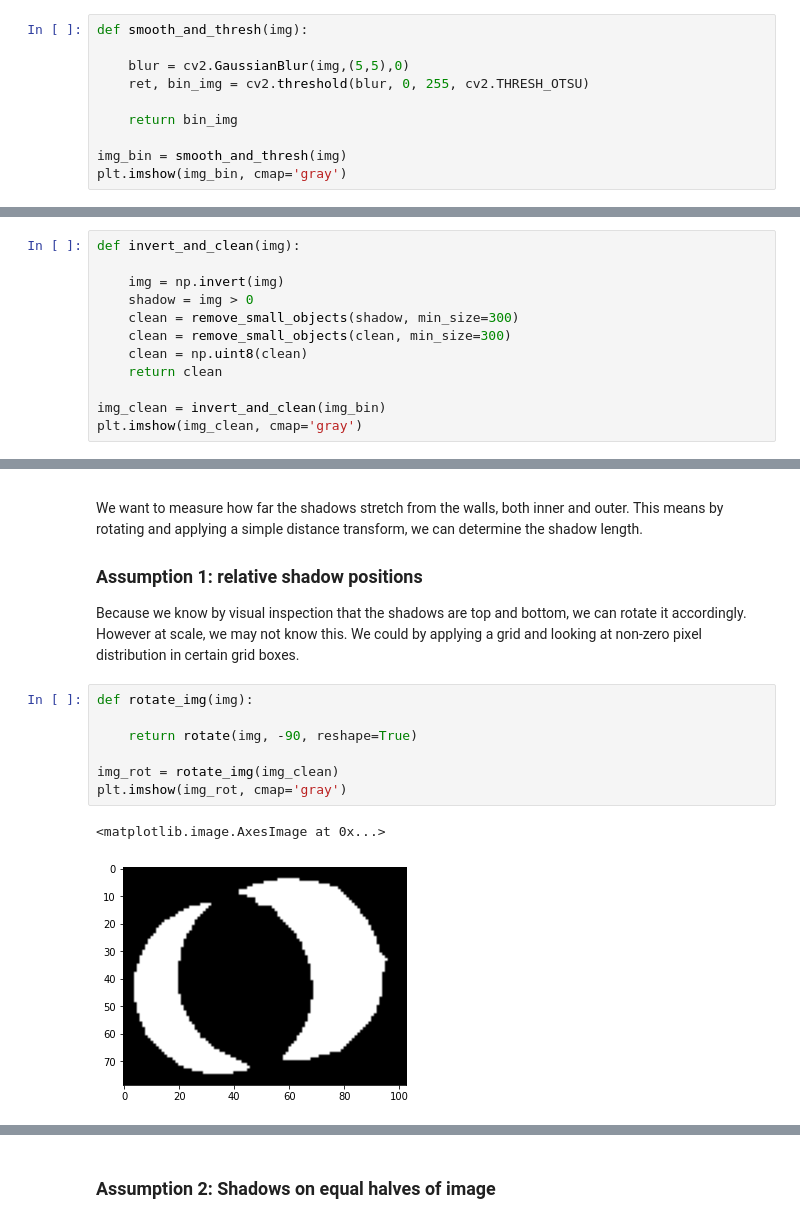
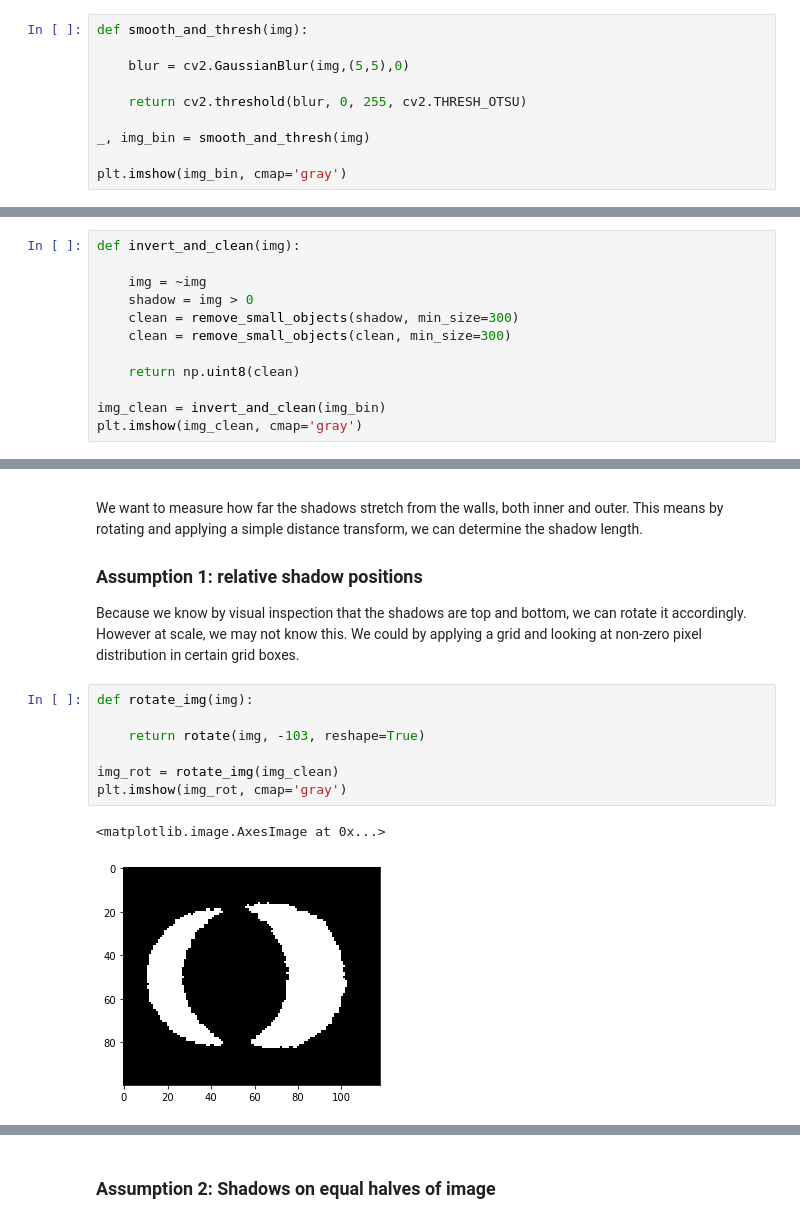
Before and after one commit to d-smit/oil-tank-measurer, a Jupyter notebook: oil_analysis.ipynb, the cells around one changed output, grey strips where cells are left out. Drawn from its saved outputs; the diff is of its cells as text.

```diff
--- a/oil_analysis.ipynb
+++ b/oil_analysis.ipynb
@@ -62,11 +60,11 @@ We can smooth out the image by convolving with a Gaussian filter. This removes s
 def smooth_and_thresh(img):
 
     blur = cv2.GaussianBlur(img,(5,5),0)
-    ret, bin_img = cv2.threshold(blur, 0, 255, cv2.THRESH_OTSU)
 
-    return bin_img
+    return cv2.threshold(blur, 0, 255, cv2.THRESH_OTSU)
 
-img_bin = smooth_and_thresh(img)
+_, img_bin = smooth_and_thresh(img)
+
 plt.imshow(img_bin, cmap='gray')
 # %% [output]
 <matplotlib.image.AxesImage at 0x...>
@@ -78,12 +76,12 @@ Our regions of interest should ideally be non-zero, so we invert the values and
 # %%
 def invert_and_clean(img):
 
-    img = np.invert(img)
+    img = ~img
     shadow = img > 0
     clean = remove_small_objects(shadow, min_size=300)
     clean = remove_small_objects(clean, min_size=300)
-    clean = np.uint8(clean)
-    return clean
+
+    return np.uint8(clean)
 
 img_clean = invert_and_clean(img_bin)
 plt.imshow(img_clean, cmap='gray')
@@ -102,13 +100,13 @@ Because we know by visual inspection that the shadows are top and bottom, we can
 # %%
 def rotate_img(img):
 
-    return rotate(img, -90, reshape=True)
+    return rotate(img, -103, reshape=True)
 
 img_rot = rotate_img(img_clean)
 plt.imshow(img_rot, cmap='gray')
 # %% [output]
 <matplotlib.image.AxesImage at 0x...>
-[figure, old version]
+[figure, new version]
 # %%
 def get_dists(img):
 
```
Also changed, not shown: parts of 10 cells of this notebook, 1 other file.
